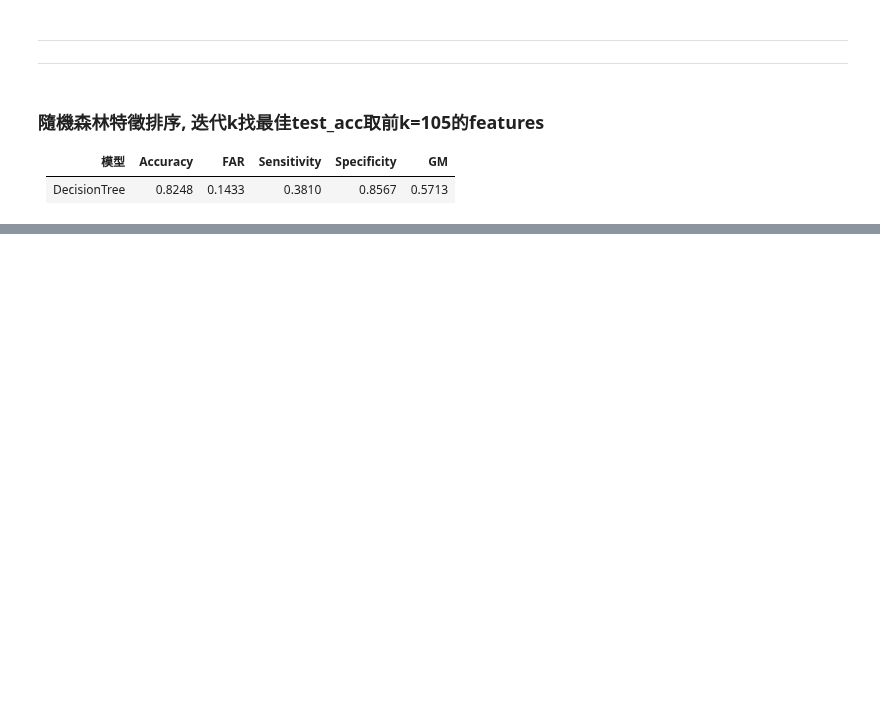
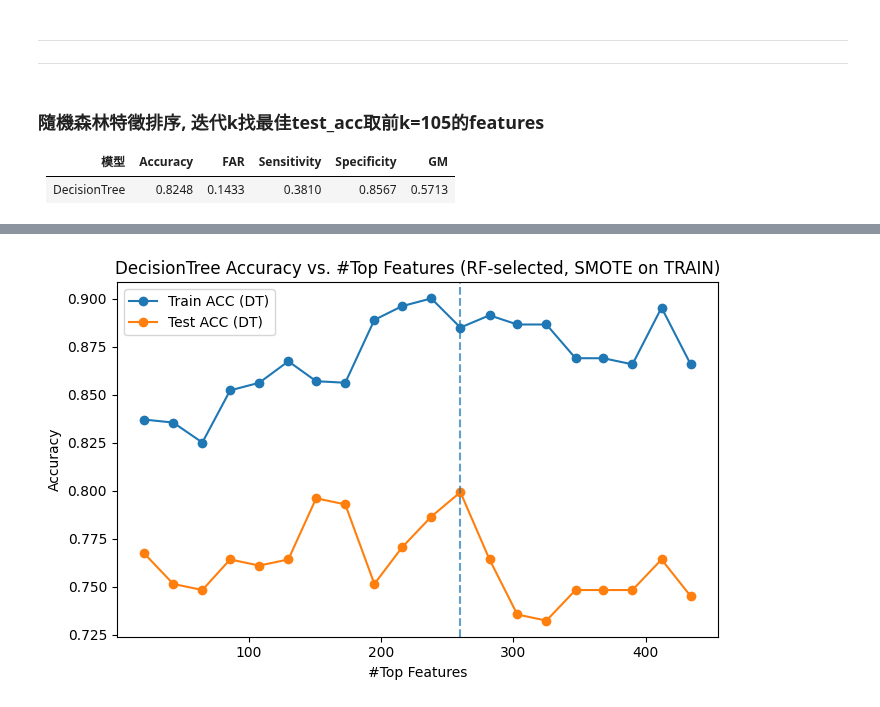
Before and after one commit to JackHuang0125/WHAT_I_DID, a Jupyter notebook: 0 Meeting/0_PAPER_1008.ipynb, the cells around one changed output, grey strips where cells are left out. Cells and saved outputs as stored; diff of their text form; code cells hidden in the pictures; blank space fills up the shorter version.

```diff
--- a/0 Meeting/0_PAPER_1008.ipynb
+++ b/0 Meeting/0_PAPER_1008.ipynb
@@ -362,0 +465,99 @@ except NameError:
+# %%
+secom = pd.read_csv(r'C:\Users\User\Documents\GitHub\psychic-spoon\DataSet\secom.csv', sep='\t')
+seed = 611211106
+np.random.seed(seed)
+X = secom.drop(columns=['Time', 'Pass/Fail'])
+y = secom['Pass/Fail'].replace({-1:0, 1:1}).astype(int)
+
+na_counts = X.isna().sum()
+X = X.loc[:, na_counts<=1000].copy()
+uniq_counts = X.nunique(dropna=False)
+X = X.loc[:, uniq_counts>=50].copy()
+X = X.loc[:, ~X.T.duplicated(keep='first')].copy()
+
+X_train, X_test, y_train, y_test = train_test_split(X, y, test_size=0.2, stratify=y, random_state=seed)
+
+imp = SimpleImputer(strategy='median')
+smote_base = SMOTE(sampling_strategy=1.0, k_neighbors=5, random_state=seed)  # 迴圈內會被覆蓋
+dt_pipe_tpl = imbpipeline.Pipeline(steps=[
+    ('impute', imp),
+    ('smote', smote_base),
+    ('clf', DecisionTreeClassifier(max_depth=6, min_samples_leaf=15,
+                                   min_samples_split=20, random_state=seed))
+])
+
+# ── 2) KNN補值：只在訓練集 fit，避免洩漏 ──
+knn = KNNImputer(n_neighbors=10, weights='distance')
+X_train_imp = pd.DataFrame(knn.fit_transform(X_train), columns=X_train.columns, index=X_train.index)
+X_test_imp  = pd.DataFrame(knn.transform(X_test), columns=X_test.columns, index=X_test.index)
+
+# ── 先在「訓練集」做一次 SMOTE，用於計算特徵重要度的排序 ──
+minority_n = int((y_train == 1).sum())
+k_smote = max(1, min(5, minority_n - 1))  # 動態 k
+smote = SMOTE(sampling_strategy=1.0, k_neighbors=k_smote, random_state=seed)
+Xb_imp, yb = smote.fit_resample(X_train_imp, y_train)
+
+# ── 3) 先用全特徵的 RF 在「訓練集」上估重要度並排序 ──
+rf_base = RandomForestClassifier(n_estimators=1000, min_samples_leaf=15, max_depth=6, min_samples_split=20, random_state=42, n_jobs=-1)
+rf_base.fit(Xb_imp, yb)
+importances = rf_base.feature_importances_
+feat_order = np.argsort(importances)[::-1]  # 重要度由大到小
+
+# 產生 k 值序列
+p = X_train_imp.shape[1]
+ks = sorted(set([max(5, int(p*ratio)) for ratio in np.linspace(0.05, 1.0, 20)]))
+ks = [k for k in ks if k <= p]
+
+train_accs_dt, test_accs_dt = [], []
+
+for k in ks:  # ks、feat_order 來自你上段程式
+    cols_k = X_train.columns[feat_order[:k]]
+    # 動態設定當前訓練集的 SMOTE k
+    minority_n = int((y_train == 1).sum())
+    k_sm = max(1, min(5, minority_n - 1))
+
+    pipe_k = clone(dt_pipe_tpl)
+    pipe_k.set_params(smote=SMOTE(sampling_strategy=1.0, k_neighbors=k_sm, random_state=seed))
+
+    # 注意：把「原始帶NA的資料」丟進去，讓 pipeline 內做補值與SMOTE（只在train作用）
+    pipe_k.fit(X_train[cols_k], y_train)
+
+    y_tr_hat = pipe_k.predict(X_train[cols_k])
+    y_te_hat = pipe_k.predict(X_test[cols_k])
+
+    train_accs_dt.append(accuracy_score(y_train, y_tr_hat))
+    test_accs_dt.append(accuracy_score(y_test, y_te_hat))
+
+# 找最佳 k（以 Test ACC）
+best_idx = int(np.argmax(test_accs_dt))
+best_k_dt = ks[best_idx]
+print(f"[DT] Best k by TEST ACC = {best_k_dt}")
+print(f"[DT] Train ACC = {train_accs_dt[best_idx]:.4f}, Test ACC = {test_accs_dt[best_idx]:.4f}")
+
+# 視覺化
+plt.figure(figsize=(7,4.5))
+plt.plot(ks, train_accs_dt, marker='o', label='Train ACC (DT)')
+plt.plot(ks, test_accs_dt, marker='o', label='Test ACC (DT)')
+plt.axvline(best_k_dt, linestyle='--', alpha=0.7)
+plt.title('DecisionTree Accuracy vs. #Top Features (RF-selected, SMOTE on TRAIN)')
+plt.xlabel('#Top Features')
+plt.ylabel('Accuracy')
+plt.legend()
+plt.tight_layout()
+plt.show()
+
+# 用最佳 k 重訓並回報完整指標（若你已定義 compute_metrics 就用它）
+cols_best = X_train.columns[feat_order[:best_k_dt]]
+best_pipe_dt = clone(dt_pipe_tpl)
+best_pipe_dt.set_params(smote=SMOTE(sampling_strategy=1.0, k_neighbors=k_sm, random_state=seed))
+best_pipe_dt.fit(X_train[cols_best], y_train)
+y_te_hat_best = best_pipe_dt.predict(X_test[cols_best])
+
+try:
+    m = compute_metrics(y_test.values, y_te_hat_best)
+    print(f"[DT-TEST @ k={best_k_dt}] acc={m['acc']:.4f} FAR={m['FAR']:.4f} "
+          f"sens={m['sensitivity']:.4f} spec={m['specificity']:.4f} GM={m['GM']:.4f}")
+    print(f'{m['cm']}')
+except NameError:
+    print(f"[DT-TEST @ k={best_k_dt}] ACC={accuracy_score(y_test, y_te_hat_best):.4f}")
+# %% [output]
@@ -362,0 +566 @@ except NameError:
+[figure, added]
```
Also changed, not shown: parts of 12 cells of this notebook, 1 other file.
